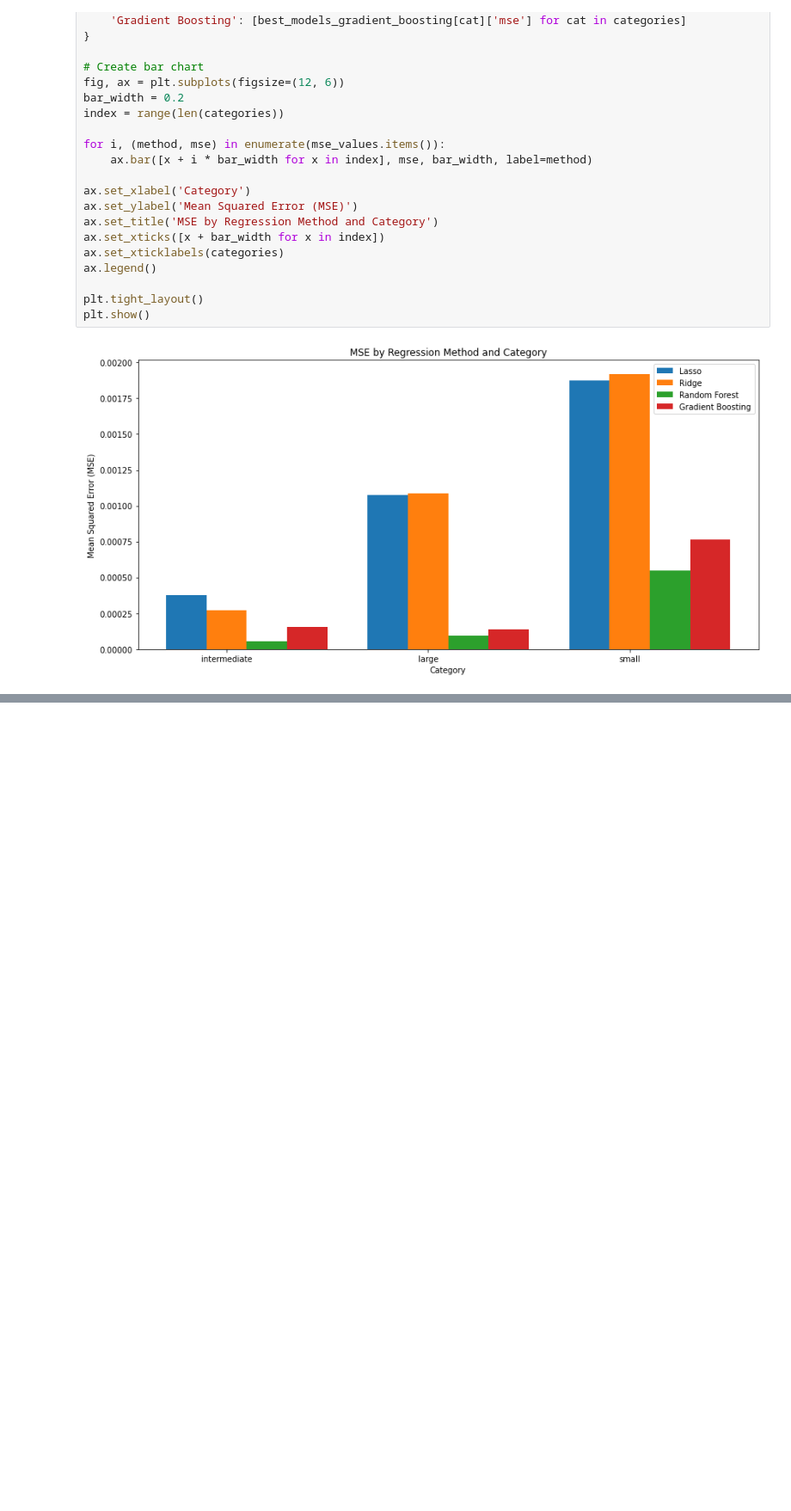
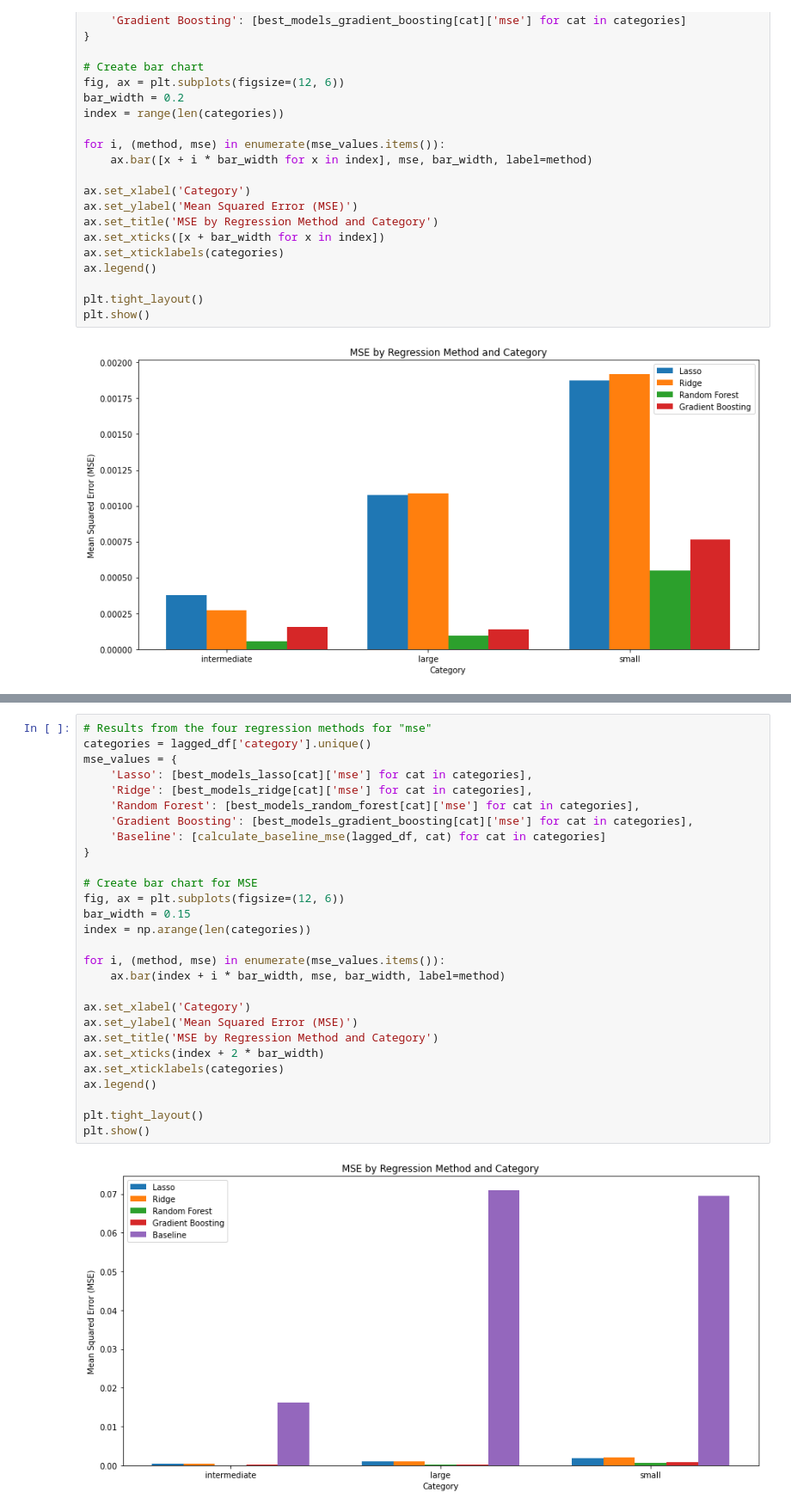
Before and after one commit to hughdingb58/deposit_size_prediction, a Jupyter notebook: Supervised_Learning.ipynb, the cells around one changed output, grey strips where cells are left out. Shown: that part at 86% size. Drawn from its saved outputs; the diff is of its cells as text; blank space fills up the shorter version.

```diff
--- a/Supervised_Learning.ipynb
+++ b/Supervised_Learning.ipynb
@@ -349,0 +408,30 @@ There isn't any significant difference among the regression techniques for every
+# %%
+# Results from the four regression methods for "mse"
+categories = lagged_df['category'].unique()
+mse_values = {
+    'Lasso': [best_models_lasso[cat]['mse'] for cat in categories],
+    'Ridge': [best_models_ridge[cat]['mse'] for cat in categories],
+    'Random Forest': [best_models_random_forest[cat]['mse'] for cat in categories],
+    'Gradient Boosting': [best_models_gradient_boosting[cat]['mse'] for cat in categories],
+    'Baseline': [calculate_baseline_mse(lagged_df, cat) for cat in categories]
+}
+
+# Create bar chart for MSE
+fig, ax = plt.subplots(figsize=(12, 6))
+bar_width = 0.15
+index = np.arange(len(categories))
+
+for i, (method, mse) in enumerate(mse_values.items()):
+    ax.bar(index + i * bar_width, mse, bar_width, label=method)
+
+ax.set_xlabel('Category')
+ax.set_ylabel('Mean Squared Error (MSE)')
+ax.set_title('MSE by Regression Method and Category')
+ax.set_xticks(index + 2 * bar_width)
+ax.set_xticklabels(categories)
+ax.legend()
+
+plt.tight_layout()
+plt.show()
+# %% [output]
+[figure, added]
```
Also changed, not shown: parts of 17 cells of this notebook.
